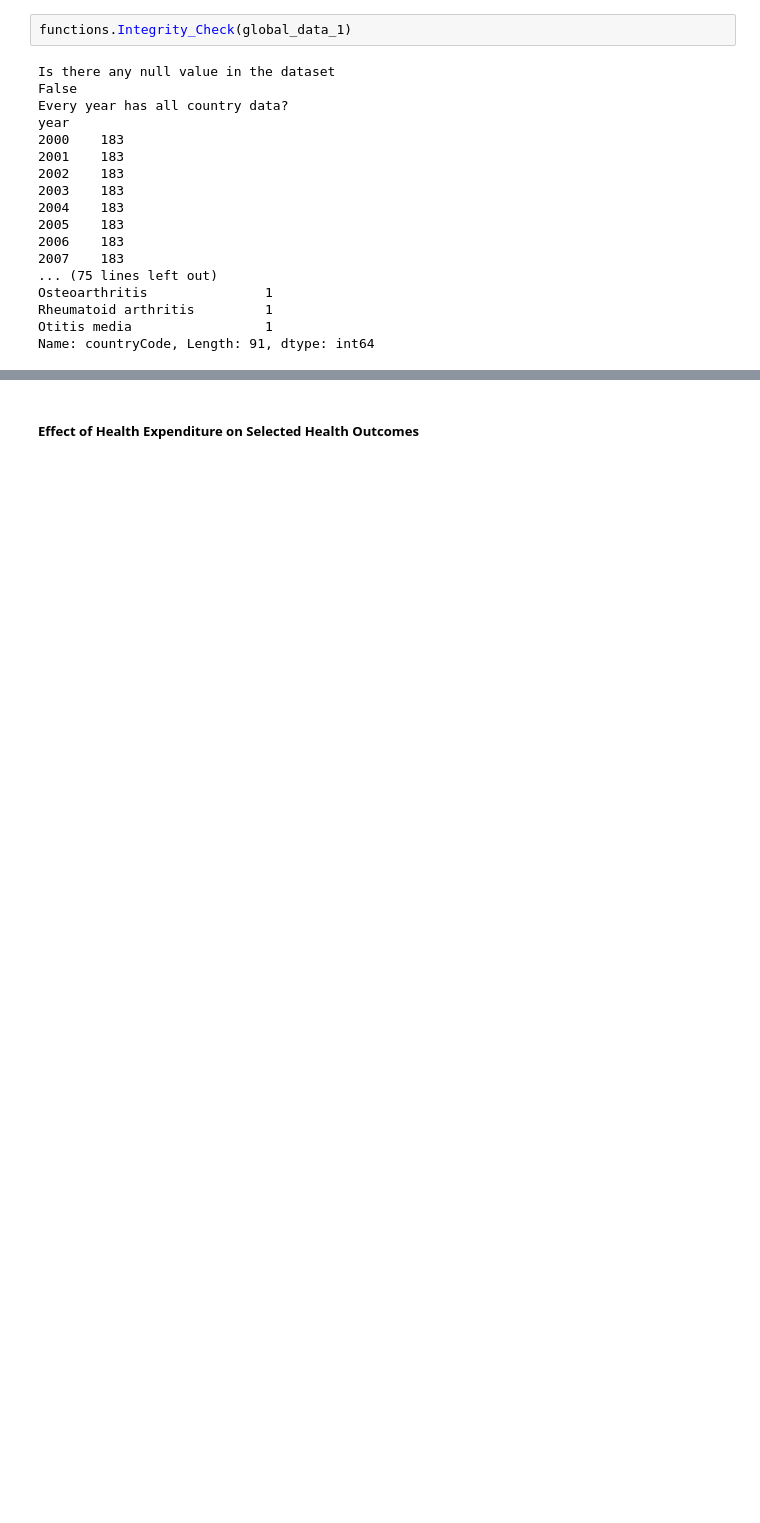
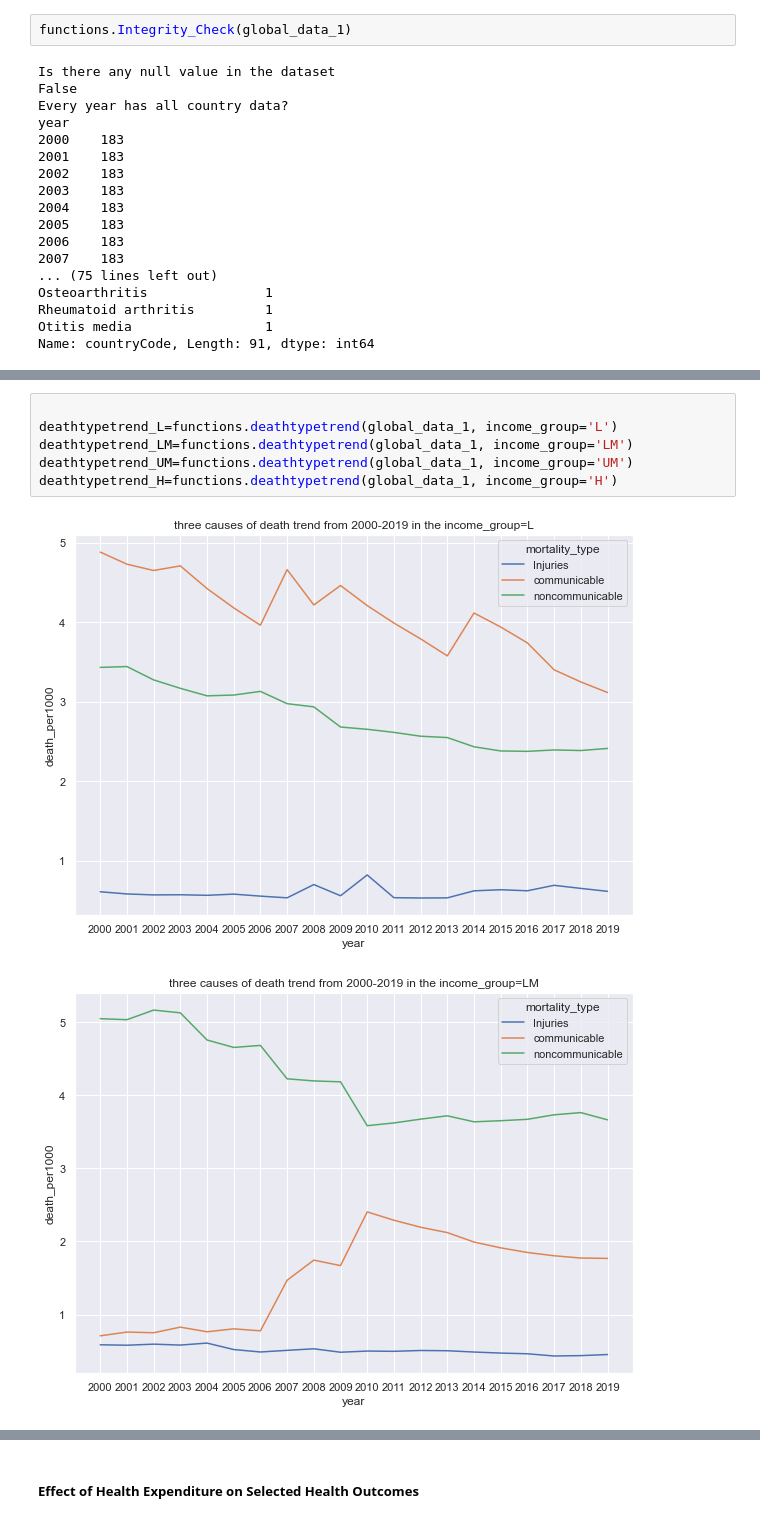
Before and after one commit to ABELAAAZ/2022Spring_Finals, a Jupyter notebook: analysis_visualization.ipynb, the cells around one changed output, grey strips where cells are left out. Cells and saved outputs as stored; diff of their text form; blank space fills up the shorter version.

```diff
--- a/analysis_visualization.ipynb
+++ b/analysis_visualization.ipynb
@@ -506,0 +101,9 @@ plt.show()
+# %%
+
+deathtypetrend_L=functions.deathtypetrend(global_data_1, income_group='L')
+deathtypetrend_LM=functions.deathtypetrend(global_data_1, income_group='LM')
+deathtypetrend_UM=functions.deathtypetrend(global_data_1, income_group='UM')
+deathtypetrend_H=functions.deathtypetrend(global_data_1, income_group='H')
+# %% [output]
+[figure, added]
+[figure, added]
```
Also changed, not shown: parts of 53 cells of this notebook, 1 other file.
